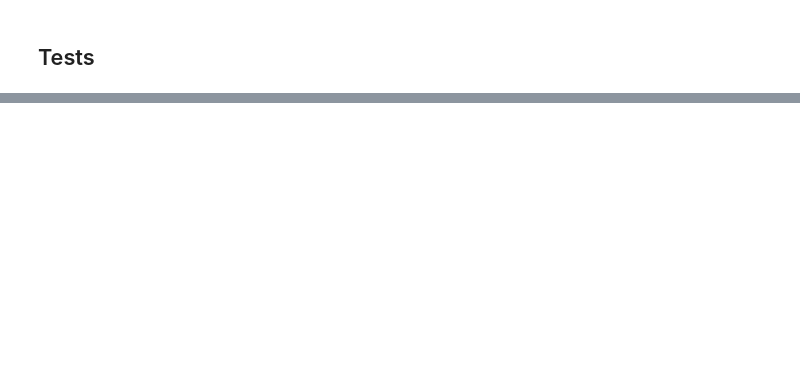
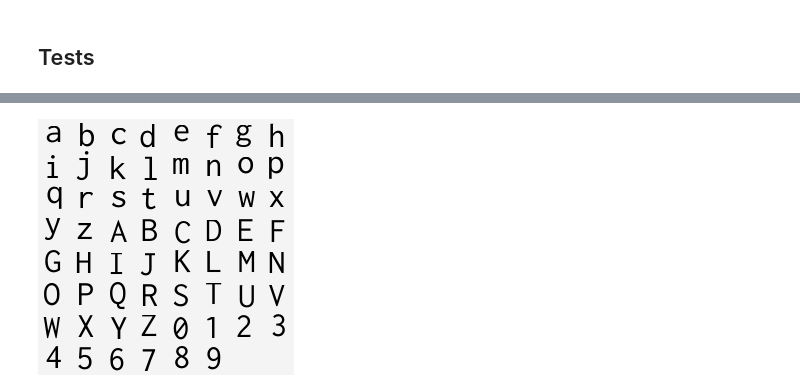
Before and after one commit to CermakM/char-generator, a Jupyter notebook: generator/im_gen.ipynb, the cells around one changed output, grey strips where cells are left out. Cells and saved outputs as stored; diff of their text form; code cells hidden in the pictures; blank space fills up the shorter version.

```diff
--- a/generator/im_gen.ipynb
+++ b/generator/im_gen.ipynb
@@ -209,0 +320,4 @@ create_whiteboard()
+# %%
+Image.open('/home/macermak/code/thesis/char-generator/dataset/sprites/Inconsolata-board.png')
+# %% [output]
+[figure, added]
```
Also changed, not shown: parts of 20 cells of this notebook.
